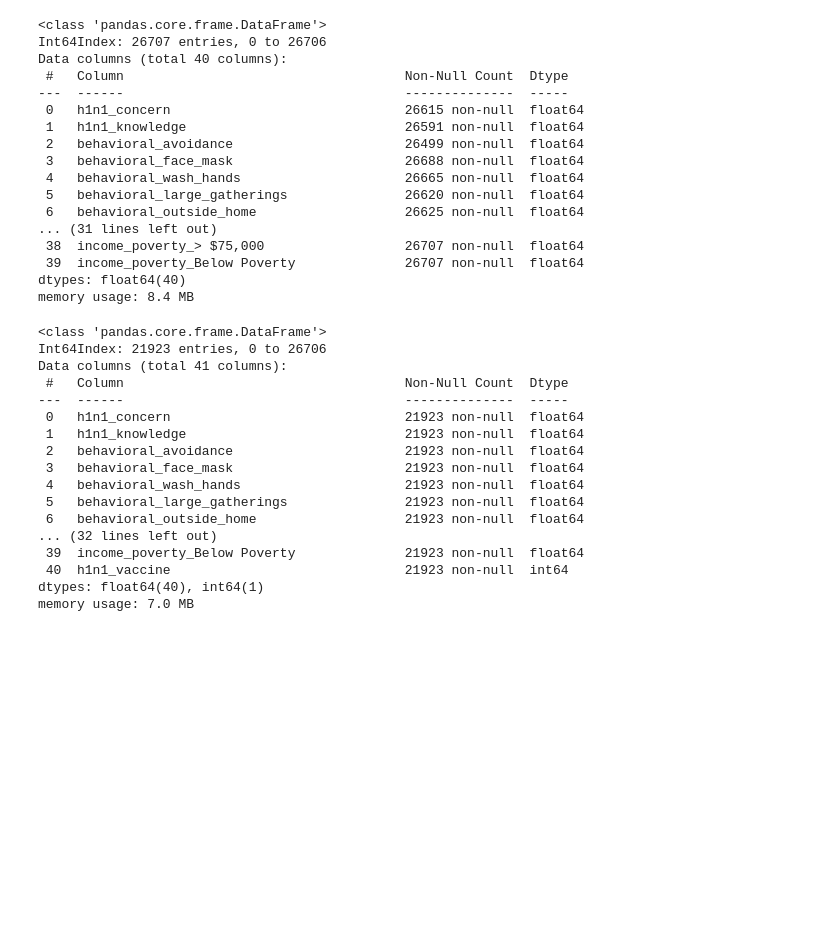
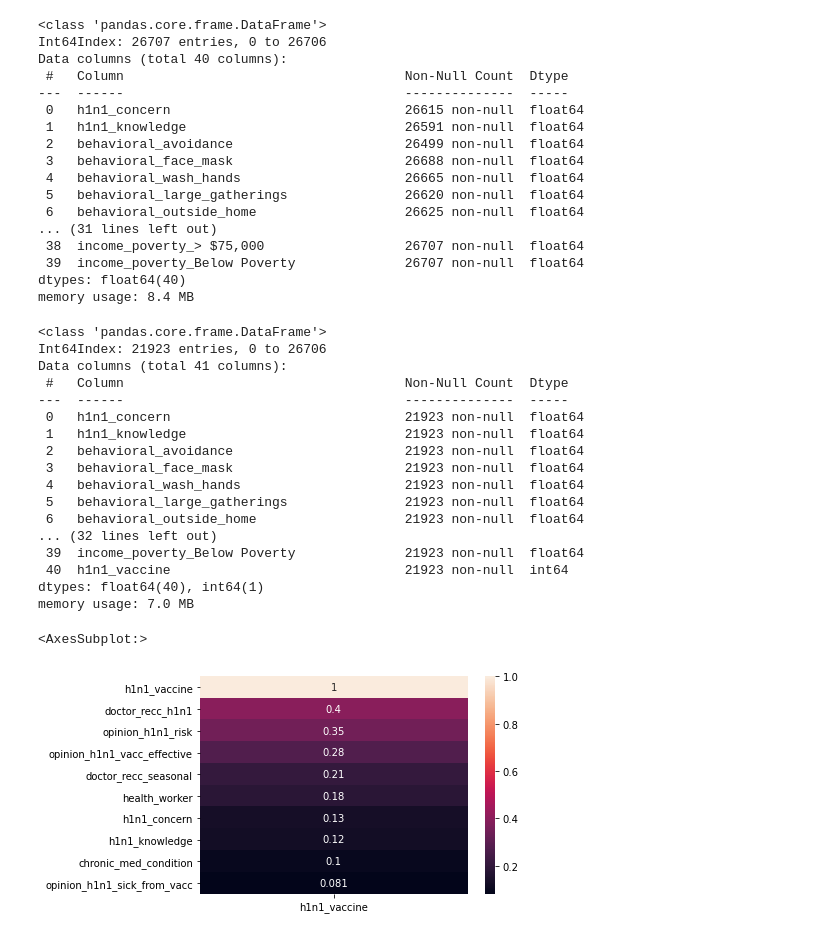
Before and after one commit to Jyve00/H1N1_Vaccine_Analysis, a Jupyter notebook: Jade/main-Copy1.ipynb, the cells around one changed output. Saved outputs shown, nothing was run; the diff lists cells and outputs as text; code cells hidden in the pictures; blank space fills up the shorter version.

Commit message:
add sns graphic

```diff
--- a/Jade/main-Copy1.ipynb
+++ b/Jade/main-Copy1.ipynb
@@ -175,26 +180,30 @@ merge_df.describe()
 
 y = merge_df['h1n1_vaccine']
 X = merge_df.drop('h1n1_vaccine',axis=1,inplace=False)
-# %%
-merge_df.info()
-# %% [output]
-<class 'pandas.core.frame.DataFrame'>
-Int64Index: 21923 entries, 0 to 26706
-Data columns (total 41 columns):
- #   Column                                    Non-Null Count  Dtype
----  ------                                    --------------  -----
- 0   h1n1_concern                              21923 non-null  float64
- 1   h1n1_knowledge                            21923 non-null  float64
- 2   behavioral_avoidance                      21923 non-null  float64
- 3   behavioral_face_mask                      21923 non-null  float64
- 4   behavioral_wash_hands                     21923 non-null  float64
- 5   behavioral_large_gatherings               21923 non-null  float64
- 6   behavioral_outside_home                   21923 non-null  float64
-... (32 lines left out)
- 39  income_poverty_Below Poverty              21923 non-null  float64
- 40  h1n1_vaccine                              21923 non-null  int64
-dtypes: float64(40), int64(1)
-memory usage: 7.0 MB
+# %%
+merge_df.info()
+
+sns.heatmap(abs(merge_df.corr())[['h1n1_vaccine']].sort_values(by="h1n1_vaccine",ascending=False)[:10], annot = True)
+# %% [output]
+<class 'pandas.core.frame.DataFrame'>
+Int64Index: 21923 entries, 0 to 26706
+Data columns (total 41 columns):
+ #   Column                                    Non-Null Count  Dtype
+---  ------                                    --------------  -----
+ 0   h1n1_concern                              21923 non-null  float64
+ 1   h1n1_knowledge                            21923 non-null  float64
+ 2   behavioral_avoidance                      21923 non-null  float64
+ 3   behavioral_face_mask                      21923 non-null  float64
+ 4   behavioral_wash_hands                     21923 non-null  float64
+ 5   behavioral_large_gatherings               21923 non-null  float64
+ 6   behavioral_outside_home                   21923 non-null  float64
+... (32 lines left out)
+ 39  income_poverty_Below Poverty              21923 non-null  float64
+ 40  h1n1_vaccine                              21923 non-null  int64
+dtypes: float64(40), int64(1)
+memory usage: 7.0 MB
+<AxesSubplot:>
+[figure, added]
 # %%
 #train test split
 
```
Also changed, not shown: parts of 9 cells of this notebook.
